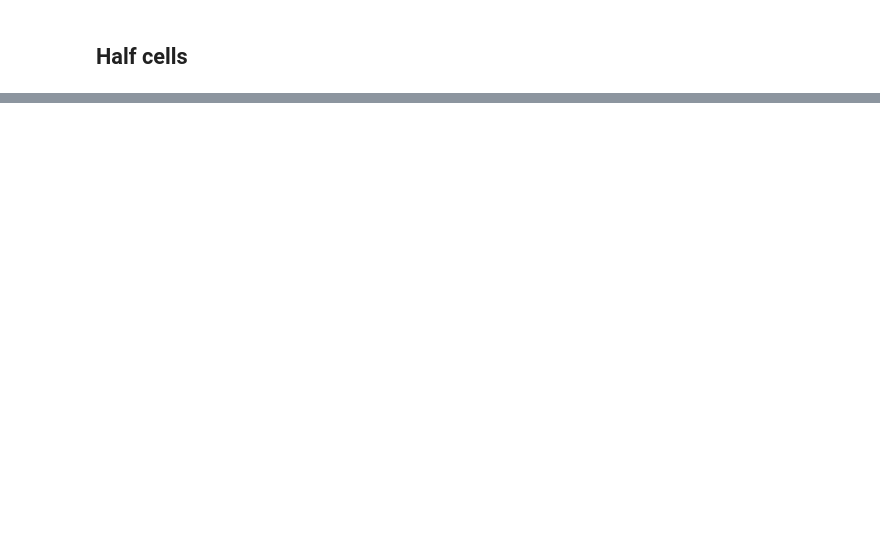
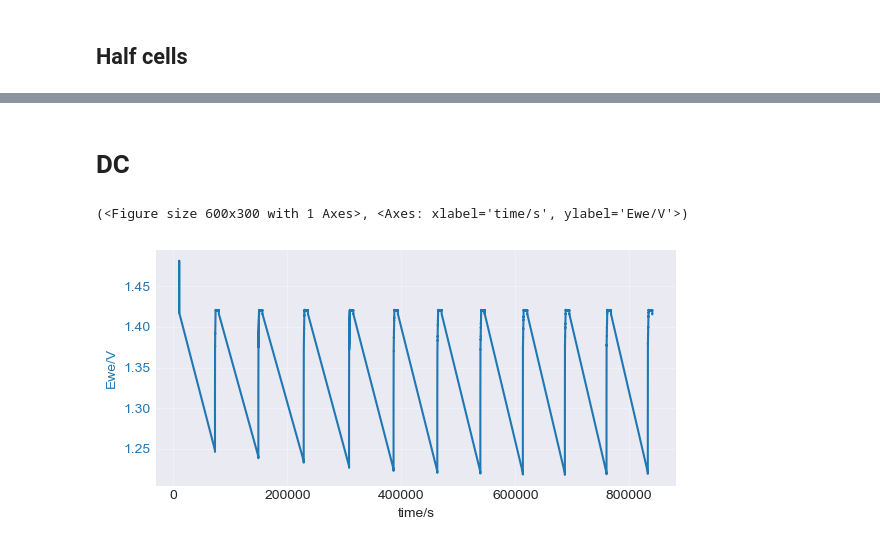
Before and after one commit to ESaundersNano/redoxED, a Jupyter notebook: notebooks/00Y_VFB_analysis.ipynb, the cells around one changed output, grey strips where cells are left out. Drawn from its saved outputs; the diff is of its cells as text; code cells hidden in the pictures; blank space fills up the shorter version.

```diff
--- a/notebooks/00Y_VFB_analysis.ipynb
+++ b/notebooks/00Y_VFB_analysis.ipynb
@@ -806,0 +1580,18 @@ R = 0.11951722011894558, L = 4.0056237841231345e-08, lambda = 1e-05
+# %% [markdown]
+# DC
+# %%
+import numpy as np
+
+from redoxed.data_loading.data_loaders import LoaderFactory, BiologicLoader
+fpath=r"C:\Users\es758\Downloads\1_VFB_22rpm_06_GCPL_C04.mpr"
+# fpath=r"C:\Users\es758\OneDrive - University of Cambridge\PhD\Results\Electrochemistry\Full Cell 3\2025.08.29 FB2_VFB\1_VFB_22rpm_06_GCPL_C04.mpr"
+fpath=r"C:\Users\es758\OneDrive - University of Cambridge\PhD\Results\Electrochemistry\Full Cell 3\2025.08.29 FB2_VFB\1_VFB_22rpm_03_GCPL_C04.mpr"
+loader = LoaderFactory.get_loader(fpath)
+data = loader.load_data(fpath=fpath)
+
+data.df.iloc[10:20]
+
+data.quick_plot(x_col="time/s", y_col="Ewe/V")
+# %% [output]
+(<Figure size 600x300 with 1 Axes>, <Axes: xlabel='time/s', ylabel='Ewe/V'>)
+[figure, added]
```
Also changed, not shown: parts of 9 cells of this notebook, 6 other files.
